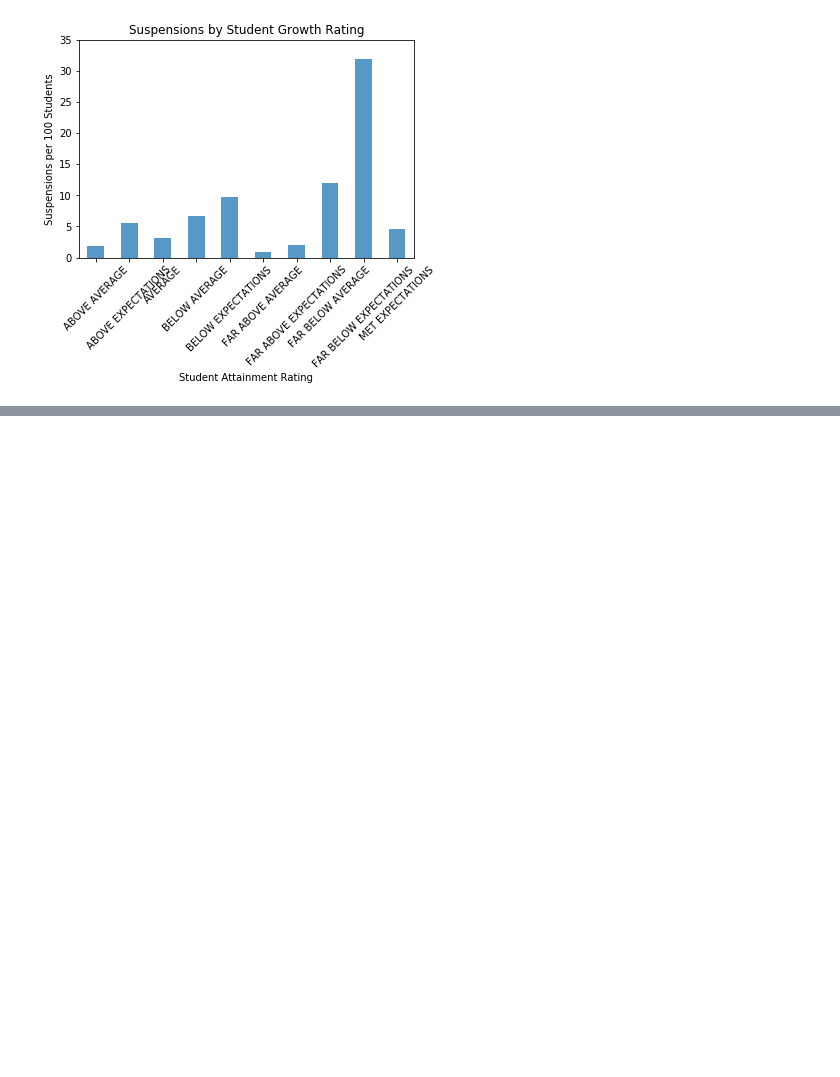
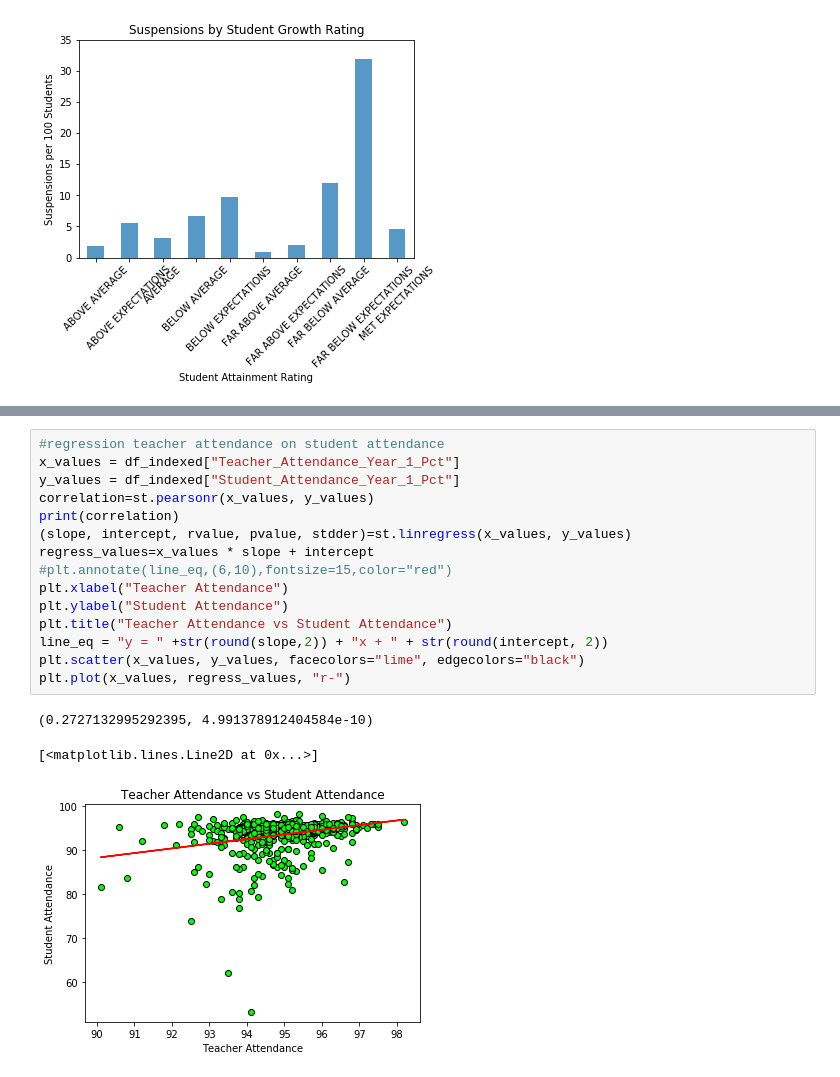
Before and after one commit to sjricketts/cps_success, a Jupyter notebook: cleaning_code.ipynb, the cells around one changed output, grey strips where cells are left out. Cells and saved outputs as stored; diff of their text form; blank space fills up the shorter version.

```diff
--- a/cleaning_code.ipynb
+++ b/cleaning_code.ipynb
@@ -217,0 +237,19 @@ school_type.nunique()
+# %%
+#regression teacher attendance on student attendance
+x_values = df_indexed["Teacher_Attendance_Year_1_Pct"]
+y_values = df_indexed["Student_Attendance_Year_1_Pct"]
+correlation=st.pearsonr(x_values, y_values)
+print(correlation)
+(slope, intercept, rvalue, pvalue, stdder)=st.linregress(x_values, y_values)
+regress_values=x_values * slope + intercept
+#plt.annotate(line_eq,(6,10),fontsize=15,color="red")
+plt.xlabel("Teacher Attendance")
+plt.ylabel("Student Attendance")
+plt.title("Teacher Attendance vs Student Attendance")
+line_eq = "y = " +str(round(slope,2)) + "x + " + str(round(intercept, 2))
+plt.scatter(x_values, y_values, facecolors="lime", edgecolors="black")
+plt.plot(x_values, regress_values, "r-")
+# %% [output]
+(0.2727132995292395, 4.991378912404584e-10)
+[<matplotlib.lines.Line2D at 0x...>]
+[figure, added]
```
Also changed, not shown: parts of 10 cells of this notebook, 1 other file.
